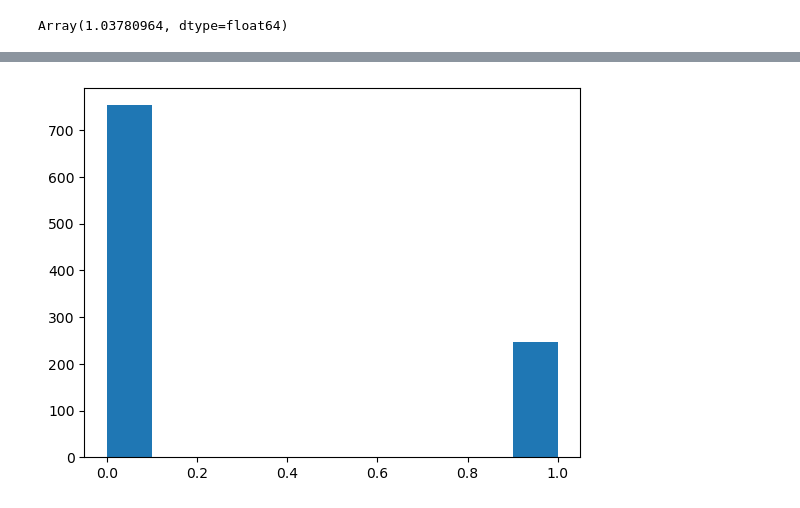
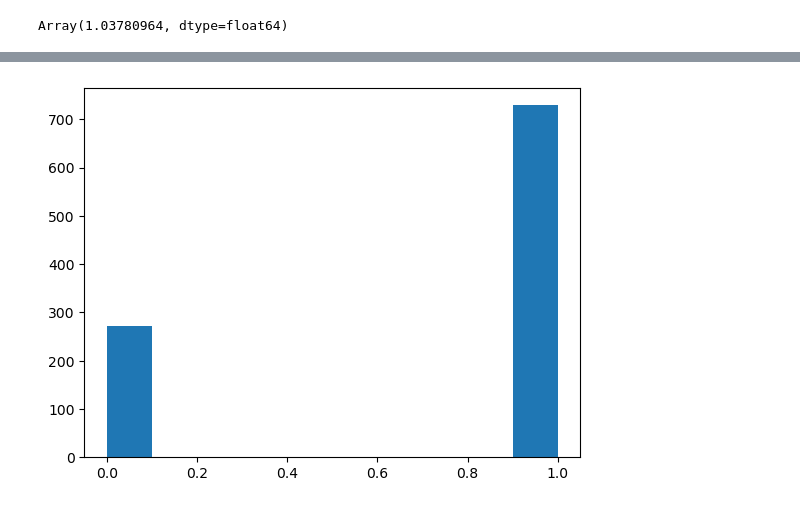
Before and after one commit to llaurabatt/frugal-flows, a Jupyter notebook: simulate_y.ipynb, the cells around one changed output, grey strips where cells are left out. Drawn from its saved outputs; the diff is of its cells as text; code cells hidden in the pictures.

```diff
--- a/simulate_y.ipynb
+++ b/simulate_y.ipynb
@@ -189,14 +262,15 @@ plt.hist(my_outcome);
 # %%
 treatment_kwargs={'ate':5, 'const':0.}
-my_outcome = sample_outcome(frugal_flow=frugal_flow,
+my_outcome = sample_outcome(
+            # frugal_flow=frugal_flow,
+            u_yx=jr.uniform(keys[2],(n_samples,)),
              key=keys[9],
             n_samples=n_samples,
             causal_model='logistic_regression',
             causal_cdf=UnivariateNormalCDF,
             causal_condition=causal_condition,
-            affine_to_standard=True,
             **treatment_kwargs)
 
 plt.hist(my_outcome);
 # %% [output]
-[figure, old version]
+[figure, new version]
```
Also changed, not shown: parts of 10 cells of this notebook, 1 other file.
